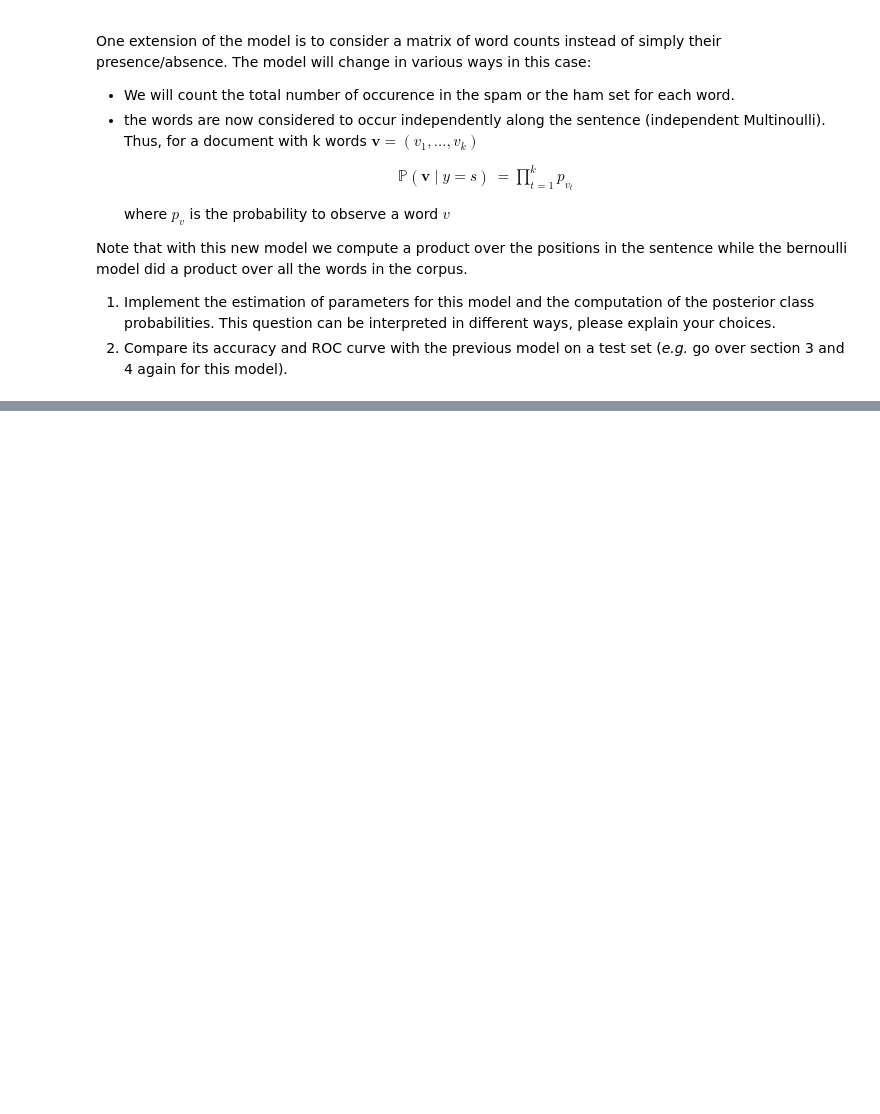
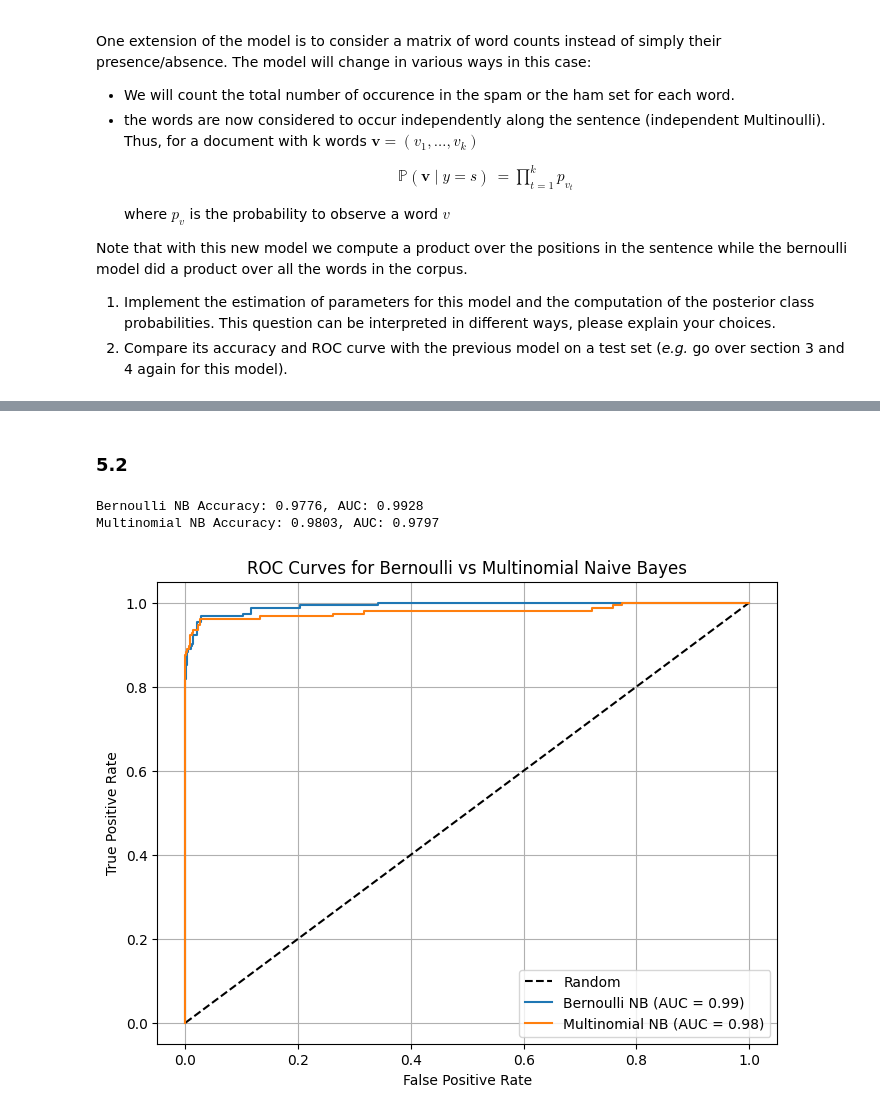
Before and after one commit to JingwenLuo7/Machine-Learning-in-Bioinformatics-S25, a Jupyter notebook: Project01_Spam_Classifier/Spam_project_subject_2025.ipynb, the cells around one changed output, grey strips where cells are left out. Saved outputs shown, nothing was run; the diff lists cells and outputs as text; code cells hidden in the pictures; blank space fills up the shorter version.

```diff
--- a/Project01_Spam_Classifier/Spam_project_subject_2025.ipynb
+++ b/Project01_Spam_Classifier/Spam_project_subject_2025.ipynb
@@ -247,0 +562,41 @@ Note that with this new model we compute a product over the positions in the sen
+# %% [markdown]
+### 5.2
+# %%
+def evaluate_model(y_true, y_scores, y_pred, model_name=''):
+    """
+    Evaluates a model's performance using accuracy and AUC.
+    Plots the ROC curve for the model.
+
+    """
+    acc = accuracy_score(y_true, y_pred)
+    fpr, tpr, _ = roc_curve([1 if y == 'spam' else 0 for y in y_true], y_scores)
+    roc_auc = auc(fpr, tpr)
+
+    print(f"{model_name} Accuracy: {acc:.4f}, AUC: {roc_auc:.4f}")
+
+    plt.plot(fpr, tpr, label=f'{model_name} (AUC = {roc_auc:.2f})')
+    return acc, roc_auc
+
+# Get predictions and probabilities for both models
+
+log_post_bernoulli = predict_log_proba(X_test, theta, priors)
+bernoulli_preds, bernoulli_probs = classify(log_post_bernoulli, threshold=0.5)
+
+log_post_multinomial = predict_multinomial_log_proba(X_test, theta_mult, priors)
+multinomial_preds, multinomial_probs = classify(log_post_multinomial, threshold=0.5)
+
+# Plot ROC curves and calculate AUC
+plt.figure(figsize=(8,6))
+plt.plot([0,1], [0,1], 'k--', label='Random')
+evaluate_model(Y_test, bernoulli_probs, bernoulli_preds, "Bernoulli NB")
+evaluate_model(Y_test, multinomial_probs, multinomial_preds, "Multinomial NB")
+plt.xlabel('False Positive Rate')
+plt.ylabel('True Positive Rate')
+plt.title('ROC Curves for Bernoulli vs Multinomial Naive Bayes')
+plt.legend()
+plt.grid(True)
+plt.show()
+# %% [output]
+Bernoulli NB Accuracy: 0.9776, AUC: 0.9928
+Multinomial NB Accuracy: 0.9803, AUC: 0.9797
+[figure, added]
```
Also changed, not shown: parts of 16 cells of this notebook.
